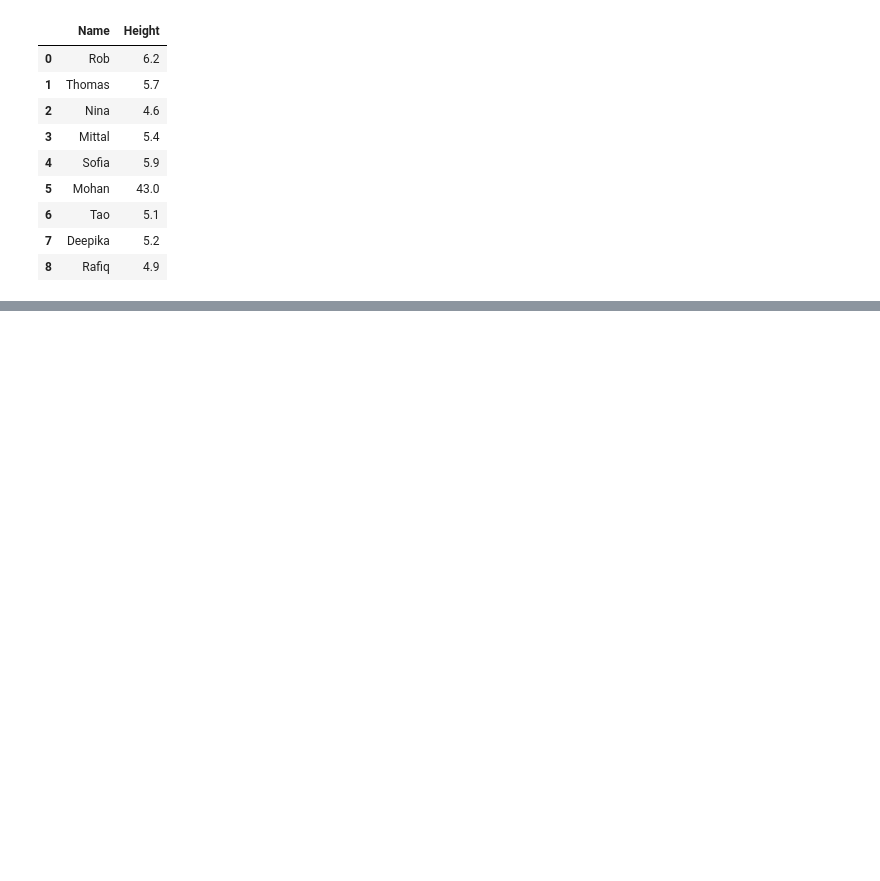
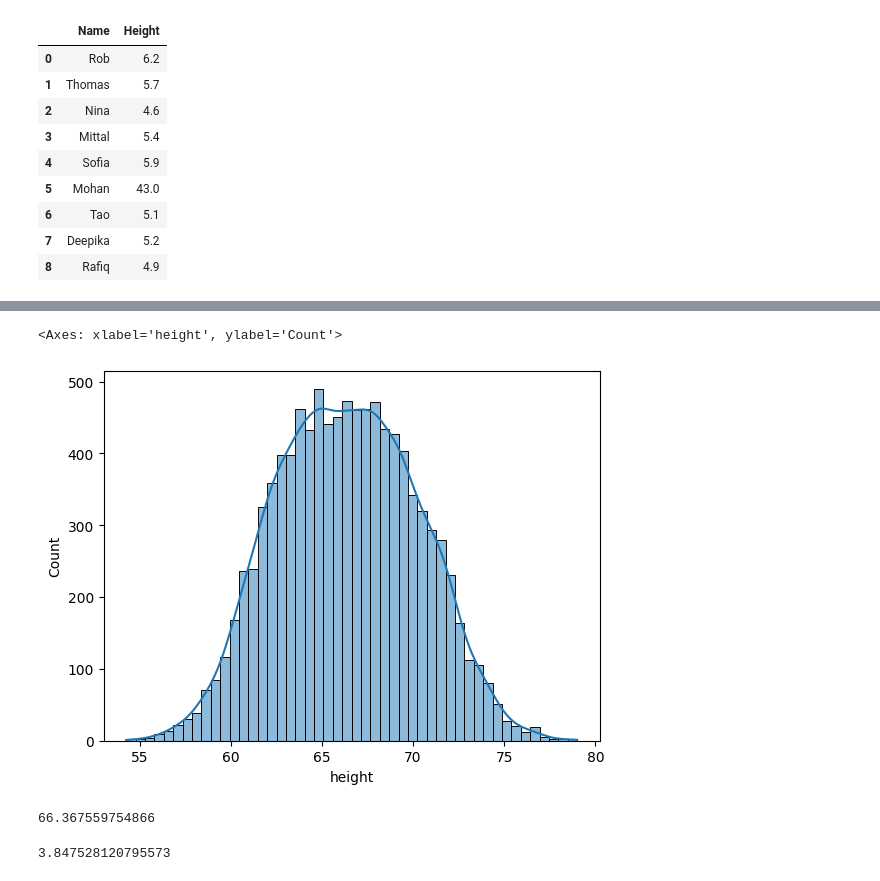
Before and after one commit to raaakibul/Machine-Learning, a Jupyter notebook: Math-and-stat/normal-distribution.ipynb, the cells around one changed output, grey strips where cells are left out. Cells and saved outputs as stored; diff of their text form; code cells hidden in the pictures; blank space fills up the shorter version.

```diff
--- a/Math-and-stat/normal-distribution.ipynb
+++ b/Math-and-stat/normal-distribution.ipynb
@@ -25,0 +45,3 @@ TypeError: bar() missing 1 required positional argument: 'height'
+# %%
+df = pd.read_csv("heights.csv")
+df.head()
@@ -25,0 +67,15 @@ TypeError: bar() missing 1 required positional argument: 'height'
+# %%
+sn.histplot(df.height, kde=True)
+# %% [output]
+<Axes: xlabel='height', ylabel='Count'>
+[figure, added]
+# %%
+mean = df.height.mean()
+mean
+# %% [output]
+66.367559754866
+# %%
+std_deviation = df.height.std()
+std_deviation
+# %% [output]
+3.847528120795573
```
Also changed, not shown: parts of 7 cells of this notebook, 1 other file.
